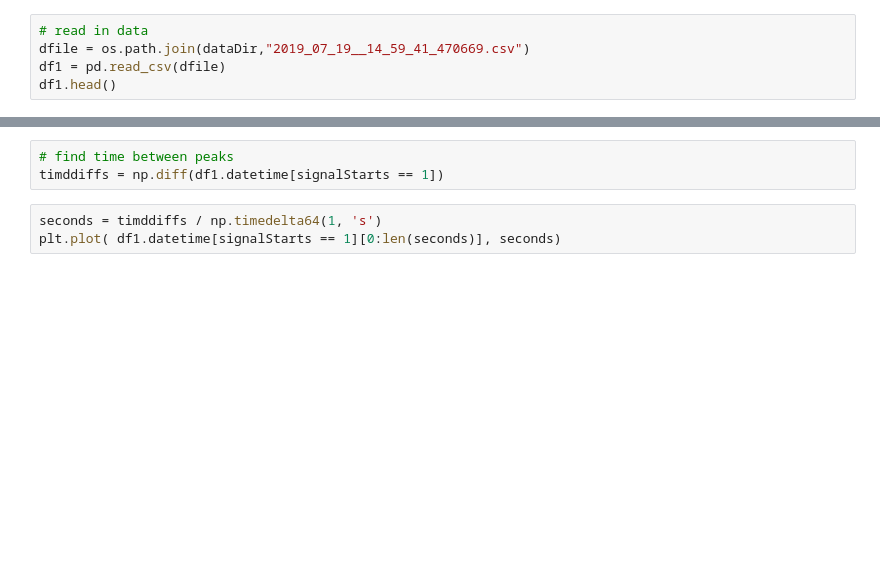
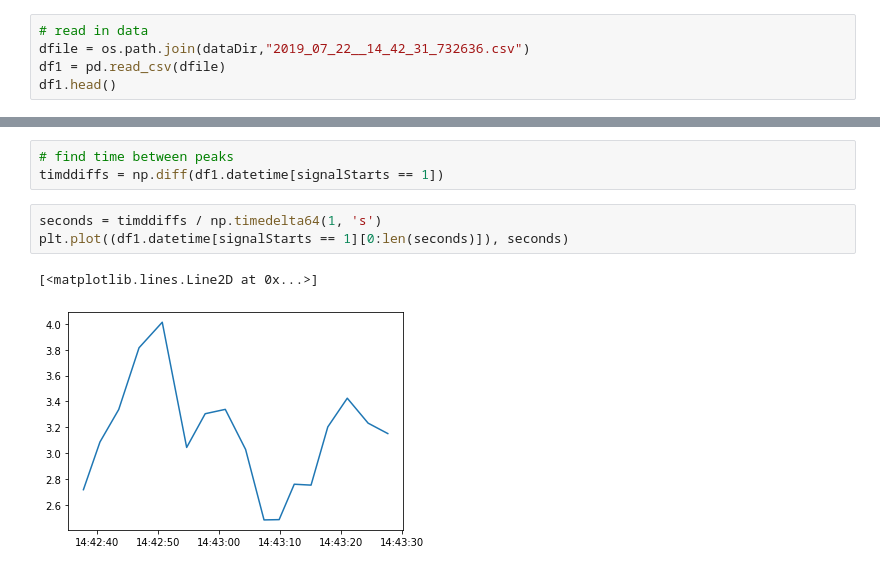
Before and after one commit to callinSwitzer/MonarchPesticides, a Jupyter notebook: PythonCode/PhotogateAnalysis.ipynb, the cells around one changed output, grey strips where cells are left out. Cells and saved outputs as stored; diff of their text form; blank space fills up the shorter version.

```diff
--- a/PythonCode/PhotogateAnalysis.ipynb
+++ b/PythonCode/PhotogateAnalysis.ipynb
@@ -36,5 +39,5 @@ if not os.path.isdir(figDir):
 # %%
 # read in data
-dfile = os.path.join(dataDir,"2019_07_19__14_59_41_470669.csv")
+dfile = os.path.join(dataDir,"2019_07_22__14_42_31_732636.csv")
 df1 = pd.read_csv(dfile)
 df1.head()
@@ -64,7 +84,10 @@ plt.plot(df1.datetime, df1.A1)
 timddiffs = np.diff(df1.datetime[signalStarts == 1])
 # %%
 seconds = timddiffs / np.timedelta64(1, 's')
-plt.plot( df1.datetime[signalStarts == 1][0:len(seconds)], seconds)
+plt.plot((df1.datetime[signalStarts == 1][0:len(seconds)]), seconds)
+# %% [output]
+[<matplotlib.lines.Line2D at 0x...>]
+[figure, added]
 # %%
 # the whole dataset can be compressed to this:
 df1.datetime[signalStarts == 1]
```
Also changed, not shown: parts of 7 cells of this notebook, 1 other file.
